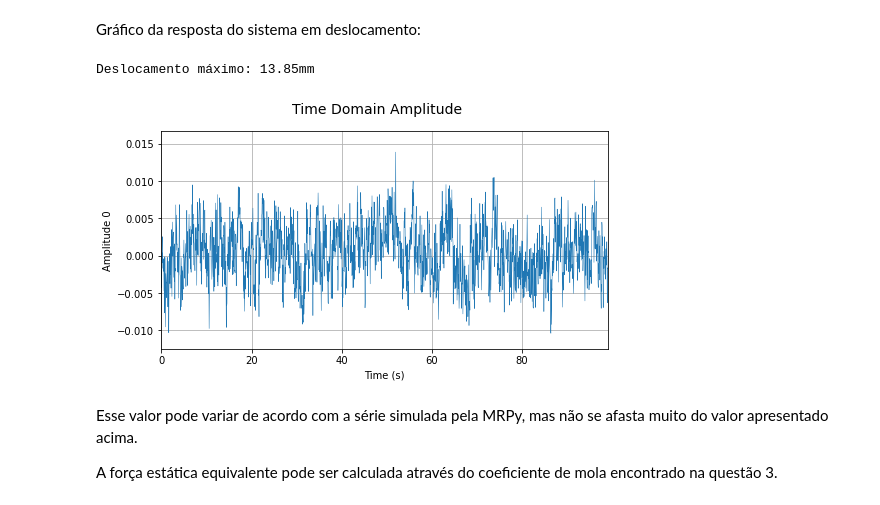
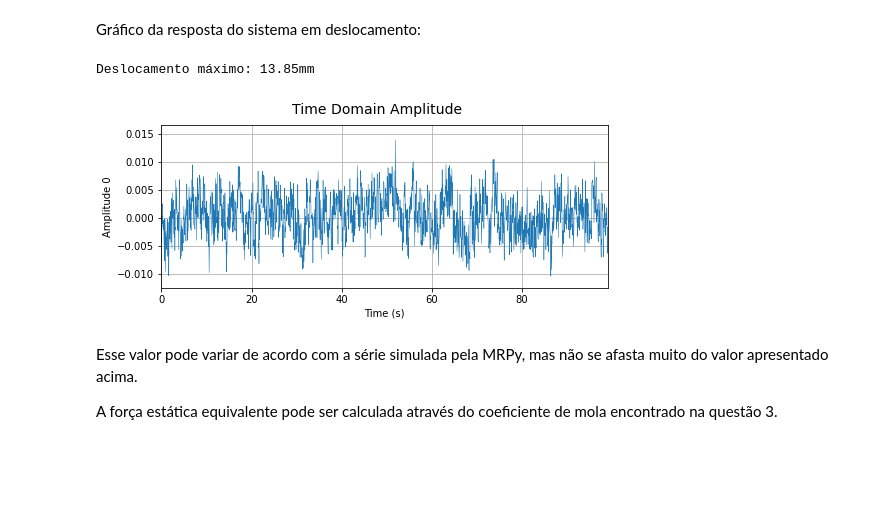
Before and after one commit to GarciaGabe/vibracoes, a Jupyter notebook: Provas/PEC00025A_221_P2/PEC00025A_221_P2.ipynb, the cells around one changed output. Drawn from its saved outputs; the diff is of its cells as text; code cells hidden in the pictures; blank space fills up the shorter version.

```diff
--- a/Provas/PEC00025A_221_P2/PEC00025A_221_P2.ipynb
+++ b/Provas/PEC00025A_221_P2/PEC00025A_221_P2.ipynb
@@ -354,12 +354,12 @@ Valor r.m.s da resposta em deslocamento: 3.668 mm
 # %% [markdown]
 Gráfico da resposta do sistema em deslocamento:
 # %%
-U.plot_time(figsize=(8,4))
+U.plot_time(figsize=(8,3))
 umax = U[0,np.argmax(np.abs(U))]*1000
 print("Deslocamento máximo: {0:.2f}mm".format(umax))
 # %% [output]
 Deslocamento máximo: 13.85mm
-[figure, old version]
+[figure, new version]
 # %% [markdown]
 Esse valor pode variar de acordo com a série simulada pela MRPy, mas não se afasta muito do valor apresentado acima.
 
```
